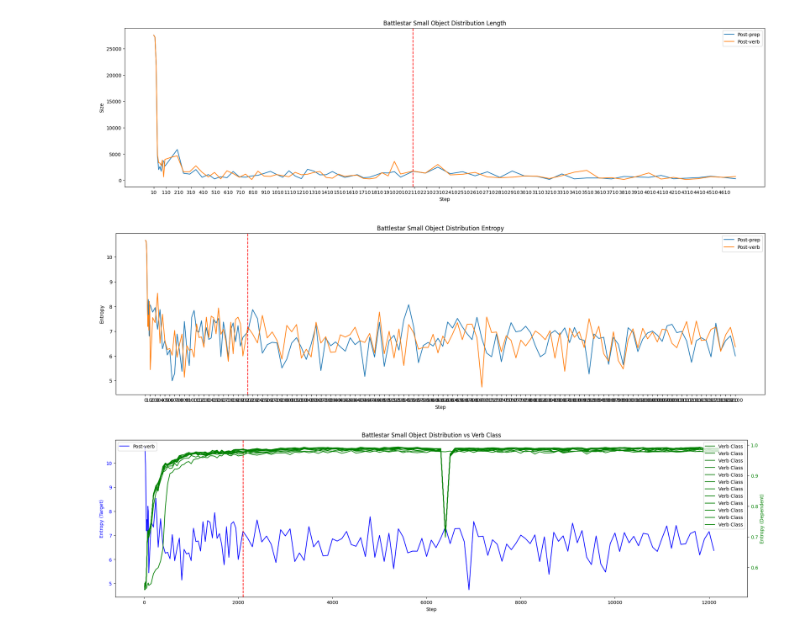
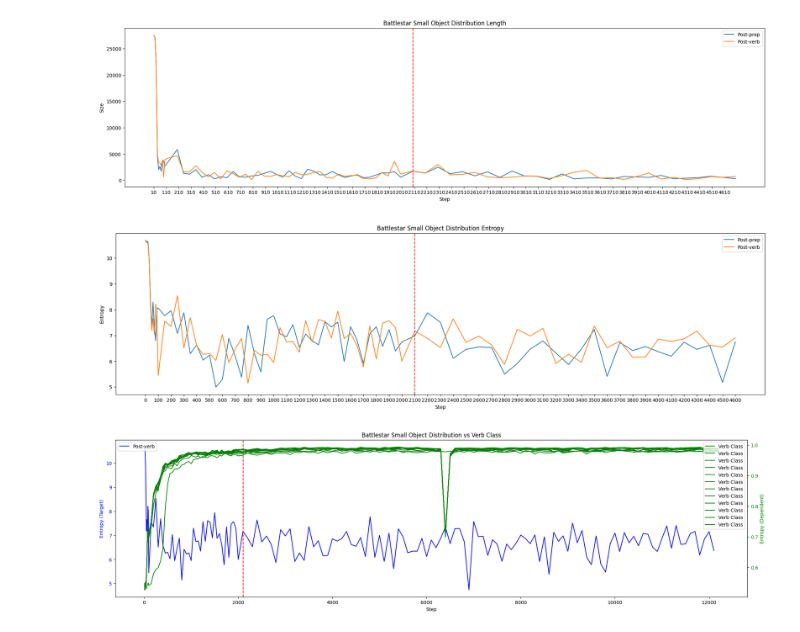
Before and after one commit to jasperjjian/abstraction, a Jupyter notebook: abstraction/analysis/plot_object_distribution.ipynb, the cells around one changed output. Saved outputs shown, nothing was run; the diff lists cells and outputs as text; code cells hidden in the pictures.

Commit message:
New entropy data and plots for ditransitive and motion verbs.

```diff
--- a/abstraction/analysis/plot_object_distribution.ipynb
+++ b/abstraction/analysis/plot_object_distribution.ipynb
@@ -6,5 +7,5 @@ from scipy.interpolate import UnivariateSpline
 # %%
-def plot_pair_training_curve(target_path, dependent_path, title, metric_name = "Accuracy", x_max=None, labels=[], normalize=False):
+def plot_pair_training_curve(target_path, dependent_path, title, metric_name = "Accuracy", x_max=None, labels=[], normalize=False, log=False):
     df_target = pd.read_csv(target_path, sep="\t")
     df_dep = pd.read_csv(dependent_path, sep="\t")
     plt.figure(figsize=(24, 6))
@@ -15,14 +16,15 @@ def plot_pair_training_curve(target_path, dependent_path, title, metric_name = "
         # normalize the y_target values by the first value of y_target
         if normalize:
             y_target = [(y - y_target.iloc[0]) / (y_target.iloc[-1] - y_target.iloc[0]) for y in y_target]
-
+        if log:
+            y_target = np.log(y_target)
         if x_max is not None:
             x_target = x_target[:x_max]
             y_target = y_target[:x_max]
         spline = UnivariateSpline(x_target, y_target, s=0.1)
         y_smooth = spline(x_target)
         if len(labels) > 0:
-            plt.plot(x_target, y_smooth, label=labels[0])
+            plt.plot(x_target, y_smooth, label=labels[0], color='black')
         else:
             plt.plot(x_target, y_target, label=f'Dataset 1')
         #plt.plot(x_target, y_smooth, label=f'Layer {index+1} Target')
@@ -33,8 +35,10 @@ def plot_pair_training_curve(target_path, dependent_path, title, metric_name = "
             y_dependent = y_dependent[:x_max]
         if normalize:
             y_dependent = [(y - y_dependent.iloc[0]) / (y_dependent.iloc[-1] - y_dependent.iloc[0]) for y in y_dependent]
+        if log:
+            y_dependent = np.log(y_dependent)
         if len(labels) > 0:
-            plt.plot(x_dependent, y_dependent, label=labels[1])
+            plt.plot(x_dependent, y_dependent, label=labels[1], color='red')
         else:
             plt.plot(x_dependent, y_dependent, label=f'Dataset 2')
 
@@ -110,10 +114,10 @@ plot_pair_training_curve(post_prep, post_verb, "Battlestar Small Object Distribu
 # %%
 post_prep = "/sailhome/jjian/projects/abstraction/results/wikitext/ditransitive/preposition_fragment/battlestar_small.object_distribution.entropy.preposition_fragment.tsv"
 post_verb = "/sailhome/jjian/projects/abstraction/results/wikitext/ditransitive/verb_fragment/battlestar_small.object_distribution.entropy.verb_fragment.tsv"
 
-plot_pair_training_curve(post_prep, post_verb, "Battlestar Small Object Distribution Entropy", metric_name="Entropy", labels=["Post-prep", "Post-verb"], x_max=1000, normalize=False)
+plot_pair_training_curve(post_prep, post_verb, "Battlestar Small Object Distribution Entropy", metric_name="Entropy", labels=["Post-prep", "Post-verb"], x_max=75, normalize=False, log=False)
 # %% [output]
-[figure, old version]
+[figure, new version]
 # %%
 post_verb = "/sailhome/jjian/projects/abstraction/results/wikitext/ditransitive/verb_fragment/battlestar_small.object_distribution.entropy.verb_fragment.tsv"
 verb_class = "/sailhome/jjian/projects/abstraction/results/wikitext/to/pca_4/battlestar_small.motion_balanced.ditrans_balanced.dependent.tsv"
```
Also changed, not shown: parts of 15 cells of this notebook, 11 other files.
